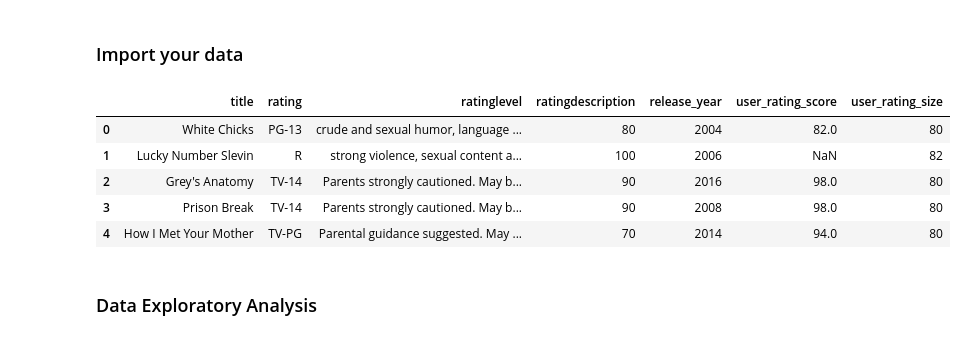
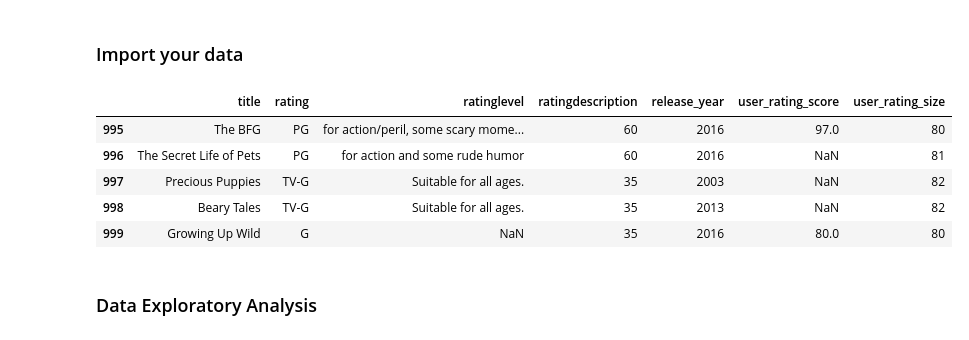
Before and after one commit to zhangyandrew/Spring-2018, a Jupyter notebook: Labs/split-apply-combine-netflix-data.ipynb, the cells around one changed output. Cells and saved outputs as stored; diff of their text form; code cells hidden in the pictures.

```diff
--- a/Labs/split-apply-combine-netflix-data.ipynb
+++ b/Labs/split-apply-combine-netflix-data.ipynb
@@ -27,14 +27,14 @@ sns.set()
 # %%
 # Import data and check out head of DataFrame
 df = pd.read_csv('netflix.csv')
-df.head()
+df.tail()
 # %% [output]
 |  | title | rating | ratinglevel | ratingdescription | release_year | user_rating_score | user_rating_size |
-| 0 | White Chicks | PG-13 | crude and sexual humor, language ... | 80 | 2004 | 82.0 | 80 |
-| 1 | Lucky Number Slevin | R | strong violence, sexual content a... | 100 | 2006 | NaN | 82 |
-| 2 | Grey's Anatomy | TV-14 | Parents strongly cautioned. May b... | 90 | 2016 | 98.0 | 80 |
-| 3 | Prison Break | TV-14 | Parents strongly cautioned. May b... | 90 | 2008 | 98.0 | 80 |
-| 4 | How I Met Your Mother | TV-PG | Parental guidance suggested. May ... | 70 | 2014 | 94.0 | 80 |
+| 995 | The BFG | PG | for action/peril, some scary mome... | 60 | 2016 | 97.0 | 80 |
+| 996 | The Secret Life of Pets | PG | for action and some rude humor | 60 | 2016 | NaN | 81 |
+| 997 | Precious Puppies | TV-G | Suitable for all ages. | 35 | 2003 | NaN | 82 |
+| 998 | Beary Tales | TV-G | Suitable for all ages. | 35 | 2013 | NaN | 82 |
+| 999 | Growing Up Wild | G | NaN | 35 | 2016 | 80.0 | 80 |
 # %% [markdown]
 ### Data Exploratory Analysis
 # %% [markdown]
```
Also changed, not shown: parts of 4 cells of this notebook.
